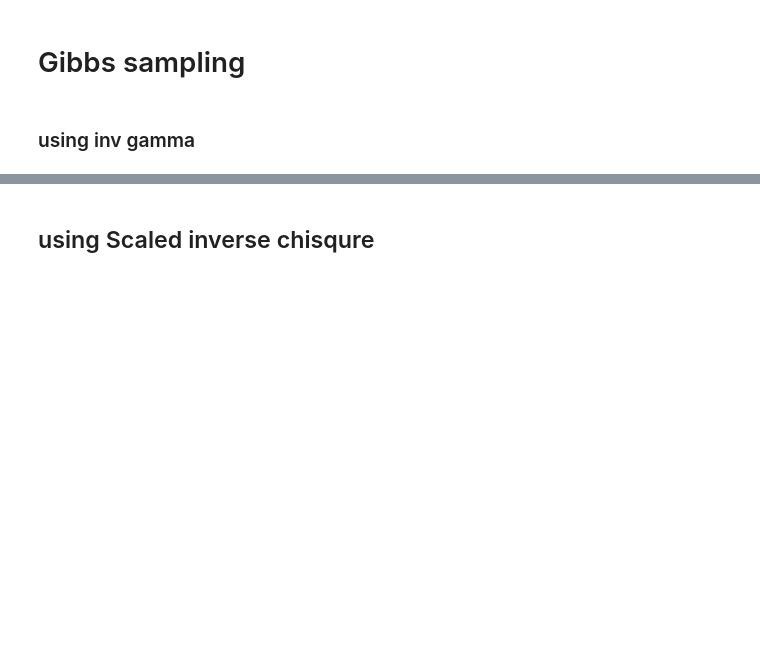
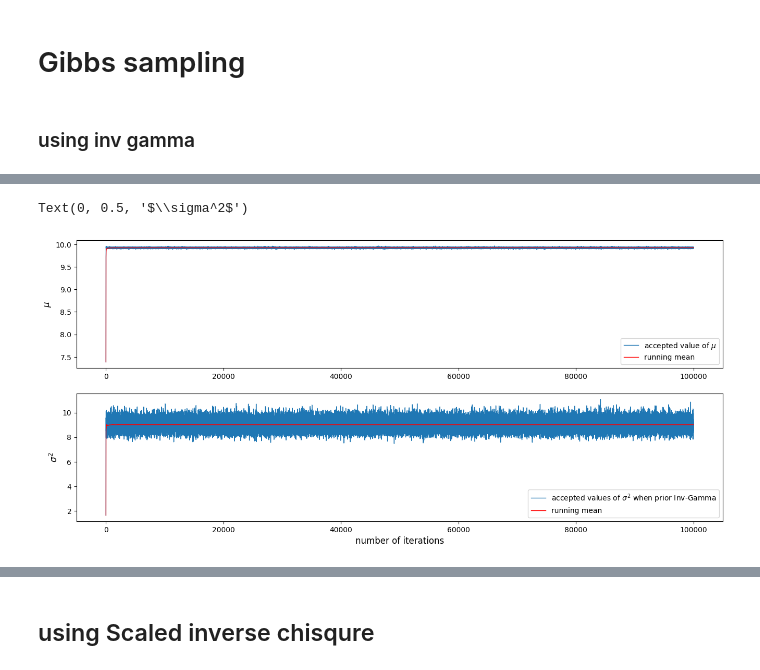
Before and after one commit to AzmainBiswas/Monte_Carlo, a Jupyter notebook: gibbs-sampleing/finding-parameter-of-normal.ipynb, the cells around one changed output, grey strips where cells are left out. Drawn from its saved outputs; the diff is of its cells as text; code cells hidden in the pictures; blank space fills up the shorter version.

```diff
--- a/gibbs-sampleing/finding-parameter-of-normal.ipynb
+++ b/gibbs-sampleing/finding-parameter-of-normal.ipynb
@@ -55,3 +37,10 @@ std of observation data: 3.052916416365845
+# %%
+# running mean
+def RunningMeans(sample):
+    cumulative_sum = np.cumsum(sample)
+    indices = np.arange(1, len(cumulative_sum) + 1)
+    running_means = cumulative_sum / indices
+    return running_means
 # %% [markdown]
 **NOTE:** Now we have to estimate the distribution. it looks like a normal distribution we have to find the parameter $\mu$ and $\sigma^2$
 # %% [markdown]
@@ -110,3 +99,44 @@ sample[1][burn_in:].mean()
+# %%
+plt.figure(figsize=(16, 7))
+
+# for mu
+plt.subplot(211)
+sns.lineplot(
+    x=range(SAMPLE_SIZE + 1),
+    y=sample[0],
+    linewidth=1,
+    label=r"accepted value of $\mu$",
+)
+sns.lineplot(
+    x=range(SAMPLE_SIZE + 1),
+    y=RunningMeans(sample[0]),
+    color="r",
+    linewidth=1,
+    label="running mean",
+)
+# plt.xlabel("number of iterations", fontsize=12)
+plt.ylabel(r"$\mu$", fontsize=12)
+
+# for sigma
+plt.subplot(212)
+sns.lineplot(
+    x=range(SAMPLE_SIZE + 1),
+    y=sample[1],
+    linewidth=1,
+    label=r"accepted values of $\sigma^2$ when prior Inv-Gamma",
+)
+sns.lineplot(
+    x=range(SAMPLE_SIZE + 1),
+    y=RunningMeans(sample[1]),
+    color="r",
+    linewidth=1,
+    label="running mean",
+)
+plt.xlabel("number of iterations", fontsize=12)
+plt.ylabel(r"$\sigma^2$", fontsize=12)
+# %% [output]
+Text(0, 0.5, '$\\sigma^2$')
+[figure, added]
 # %%
 plt.figure(figsize=(9, 6))
 plt.scatter(sample[0], sample[1], s=2)
```
Also changed, not shown: parts of 22 cells of this notebook, 15 other files.
